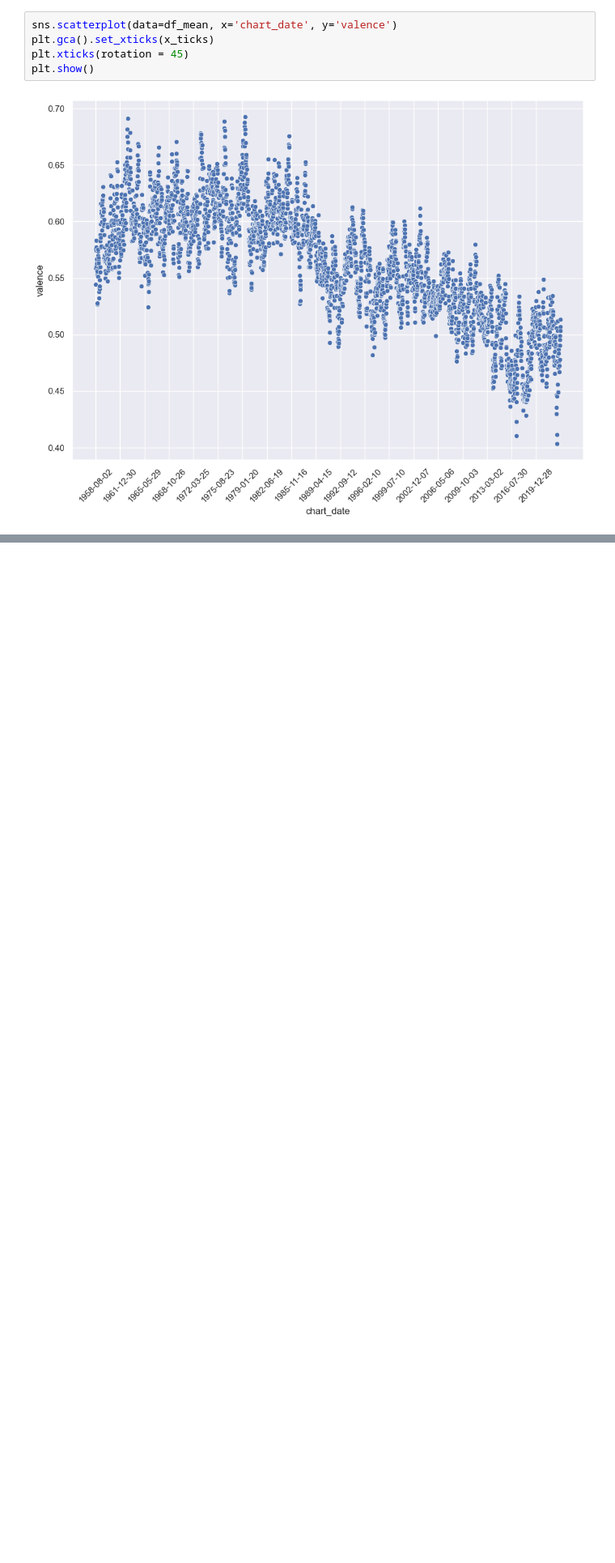
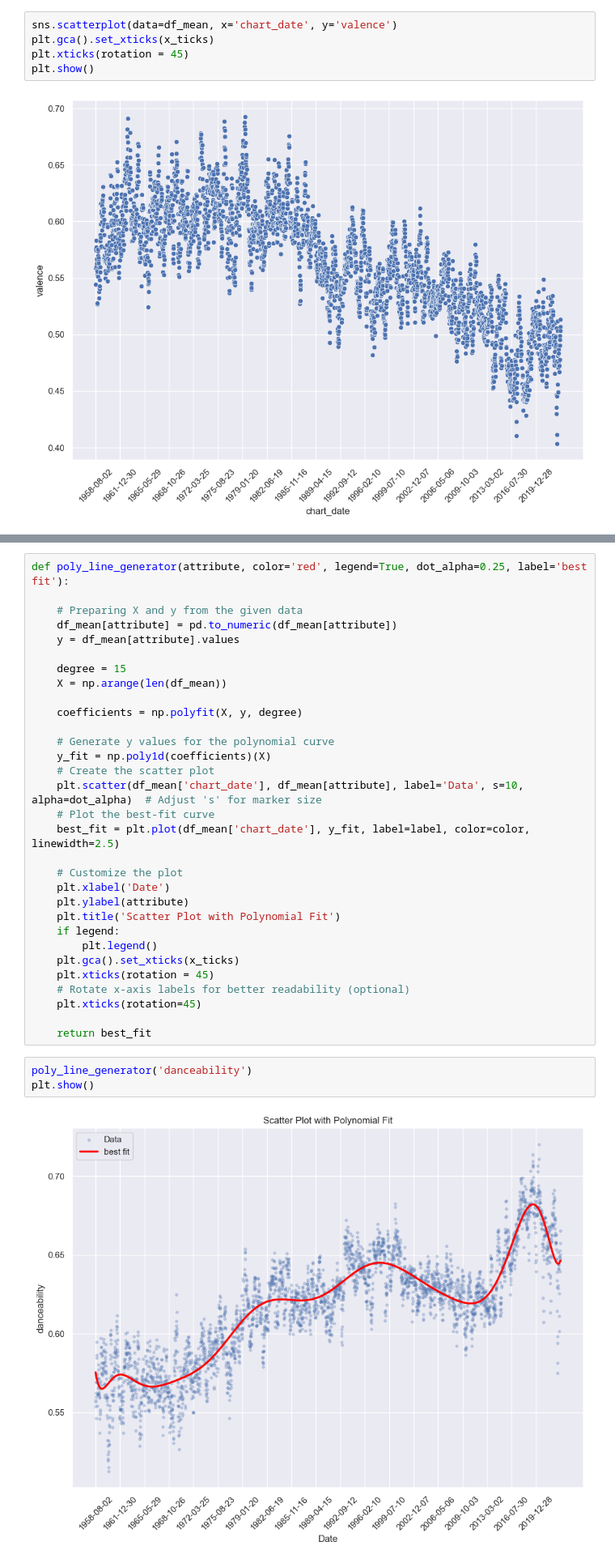
Before and after one commit to ronanhansel/billboard-music-trend, a Jupyter notebook: main.ipynb, the cells around one changed output, grey strips where cells are left out. Shown at 81% size. Cells and saved outputs as stored; diff of their text form; blank space fills up the shorter version.

```diff
--- a/main.ipynb
+++ b/main.ipynb
@@ -903,0 +923,36 @@ plt.show()
+# %%
+def poly_line_generator(attribute, color='red', legend=True, dot_alpha=0.25, label='best fit'):
+
+    # Preparing X and y from the given data
+    df_mean[attribute] = pd.to_numeric(df_mean[attribute])
+    y = df_mean[attribute].values
+
+    degree = 15
+    X = np.arange(len(df_mean))
+
+    coefficients = np.polyfit(X, y, degree)
+
+    # Generate y values for the polynomial curve
+    y_fit = np.poly1d(coefficients)(X)
+    # Create the scatter plot
+    plt.scatter(df_mean['chart_date'], df_mean[attribute], label='Data', s=10, alpha=dot_alpha)  # Adjust 's' for marker size
+    # Plot the best-fit curve
+    best_fit = plt.plot(df_mean['chart_date'], y_fit, label=label, color=color, linewidth=2.5)
+
+    # Customize the plot
+    plt.xlabel('Date')
+    plt.ylabel(attribute)
+    plt.title('Scatter Plot with Polynomial Fit')
+    if legend:
+        plt.legend()
+    plt.gca().set_xticks(x_ticks)
+    plt.xticks(rotation = 45)
+    # Rotate x-axis labels for better readability (optional)
+    plt.xticks(rotation=45)
+
+    return best_fit
+# %%
+poly_line_generator('danceability')
+plt.show()
+# %% [output]
+[figure, added]
```
Also changed, not shown: parts of 9 cells of this notebook.
